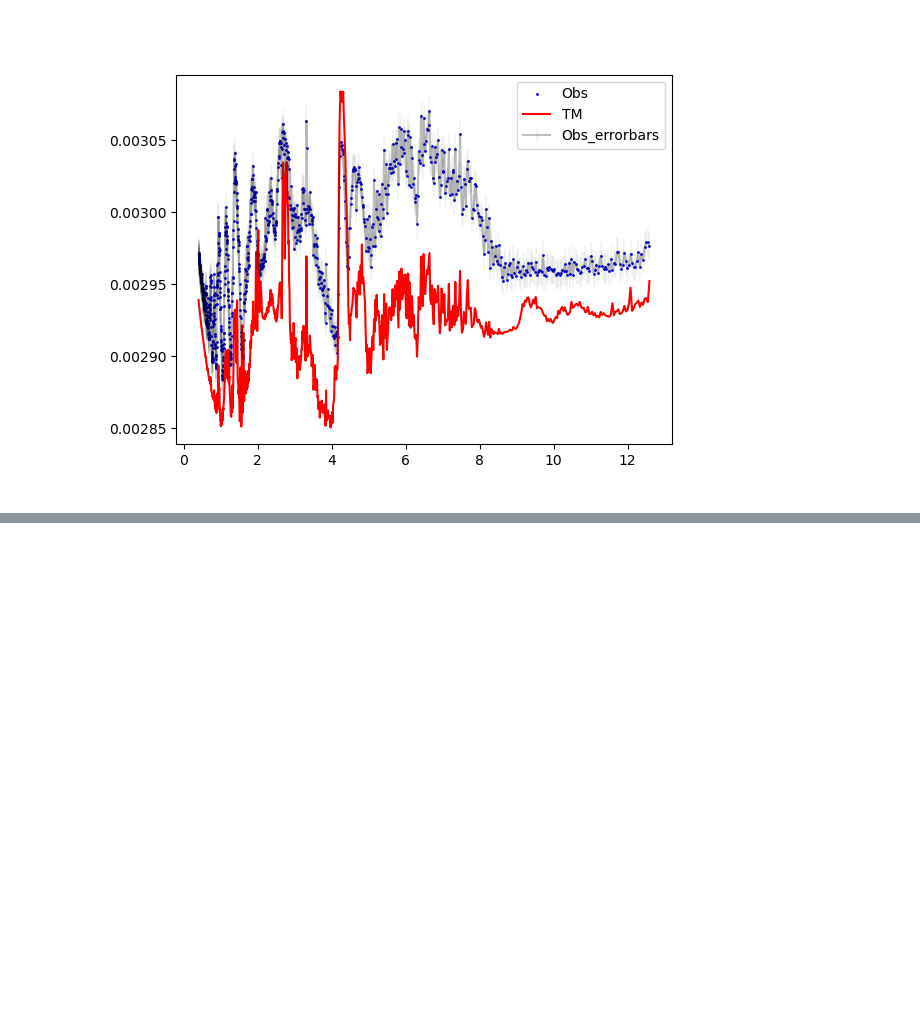
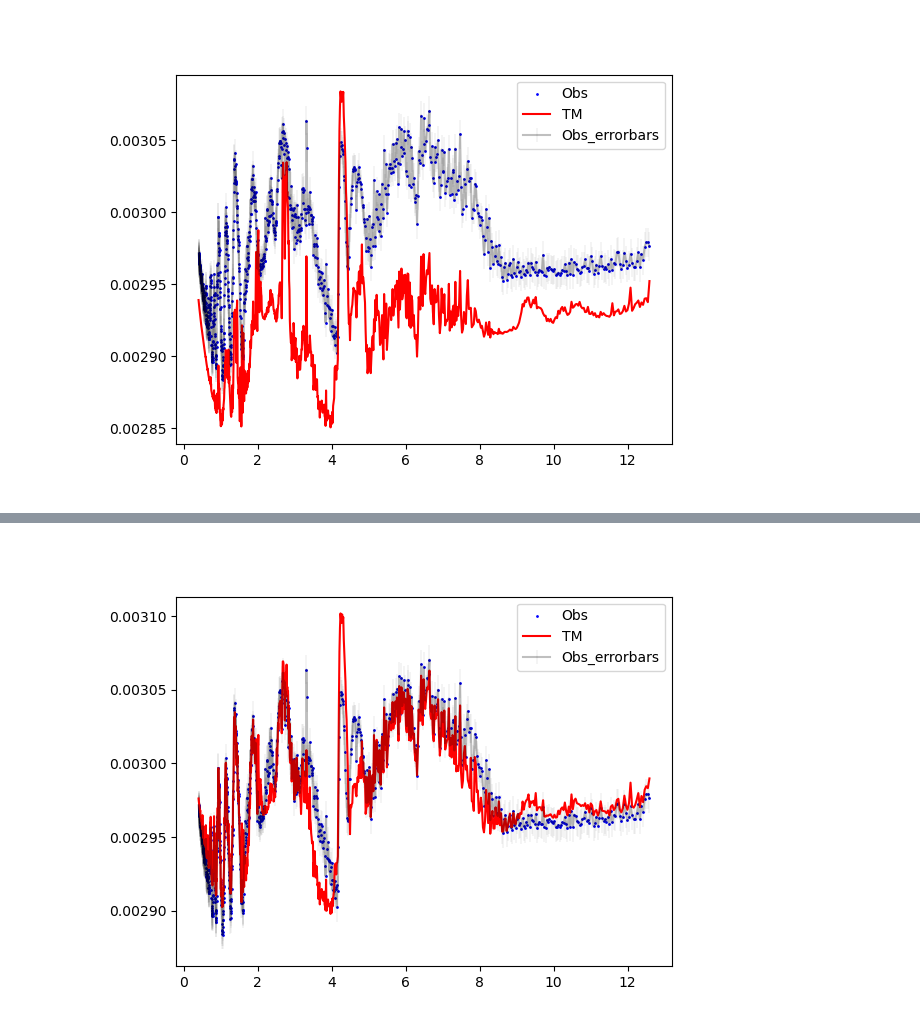
Before and after one commit to CapHarlock27/PACMAN, a Jupyter notebook: file_dump/Assignment3notebooks/TaskC.ipynb, the cells around one changed output, grey strips where cells are left out. Drawn from its saved outputs; the diff is of its cells as text; code cells hidden in the pictures; blank space fills up the shorter version.

```diff
--- a/file_dump/Assignment3notebooks/TaskC.ipynb
+++ b/file_dump/Assignment3notebooks/TaskC.ipynb
@@ -222,12 +222,14 @@ Results saved to /workspaces/ML_workspace/Taurex/assignment3_taskC.txt
 # %%
-# #Plot the fitted spectrum against the observed one
-# for solution,optimized_map,optimized_value,values in opt.get_solution():
-#     opt.update_model(optimized_map)
-#     png_plot = plt.figure()
-#     plt.scatter(obs.wavelengthGrid, obs.spectrum, label='Obs', c='b', s=1)
-#     plt.errorbar(obs.wavelengthGrid,obs.spectrum,obs.errorBar,label='Obs_errorbars',c='k',markersize=2,alpha=0.25,elinewidth=0.25)
-#     plt.plot(obs.wavelengthGrid,obin.bin_model(tm.model(obs.wavenumberGrid))[1],label='TM', c='r')
-#     plt.legend()
-#     plt.show()
-# #Saving the plot of the fitted transmission spectrum
-# png_plot.savefig('/workspaces/ML_workspace/Taurex/assignment3_taskC.png')
+#Plot the fitted spectrum against the observed one
+for solution,optimized_map,optimized_value,values in opt.get_solution():
+    opt.update_model(optimized_map)
+    png_plot = plt.figure()
+    plt.scatter(obs.wavelengthGrid, obs.spectrum, label='Obs', c='b', s=1)
+    plt.errorbar(obs.wavelengthGrid,obs.spectrum,obs.errorBar,label='Obs_errorbars',c='k',markersize=2,alpha=0.25,elinewidth=0.25)
+    plt.plot(obs.wavelengthGrid,obin.bin_model(tm.model(obs.wavenumberGrid))[1],label='TM', c='r')
+    plt.legend()
+    plt.show()
+#Saving the plot of the fitted transmission spectrum
+png_plot.savefig('/workspaces/ML_workspace/Taurex/assignment3_taskC.png')
+# %% [output]
+[figure, added]
```
Also changed, not shown: parts of 3 cells of this notebook, 7 other files.
